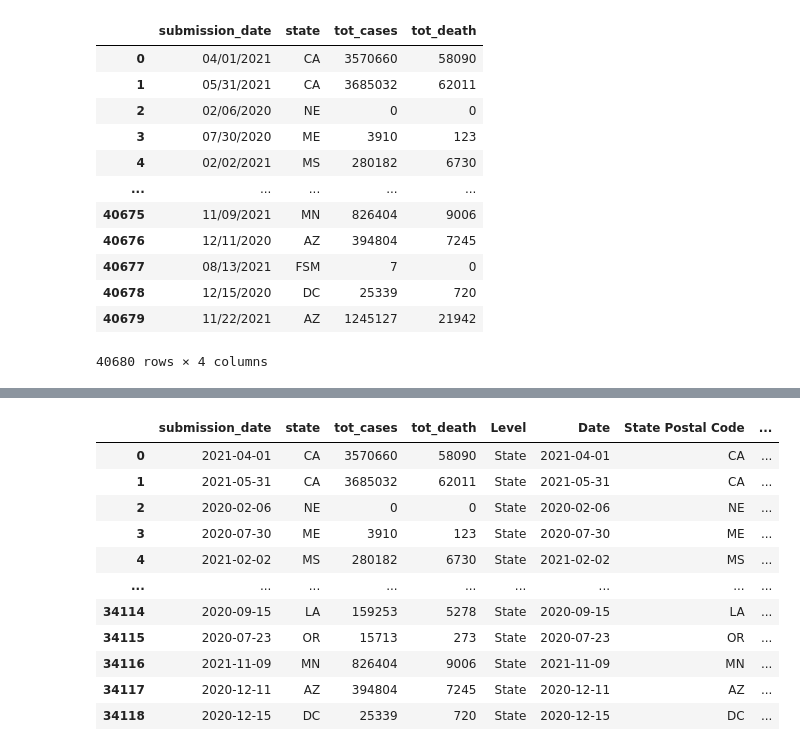
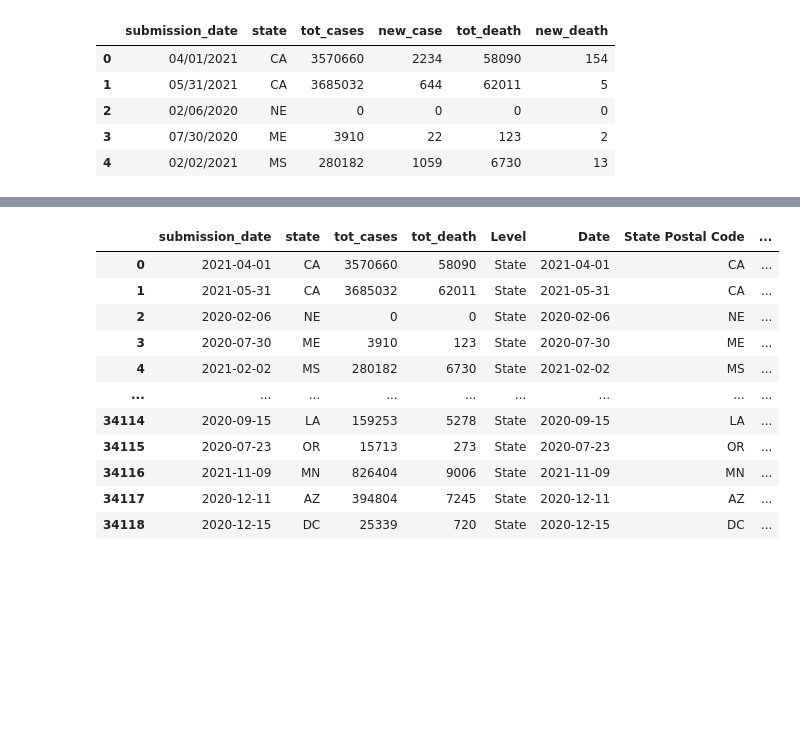
Before and after one commit to colinscampbell/project-1, a Jupyter notebook: data_exploration_cleanup.ipynb, the cells around one changed output, grey strips where cells are left out. Cells and saved outputs as stored; diff of their text form; code cells hidden in the pictures; blank space fills up the shorter version.

```diff
--- a/data_exploration_cleanup.ipynb
+++ b/data_exploration_cleanup.ipynb
@@ -28,22 +15,14 @@ cdc_covid_raw_data.head(10)
 # %%
 #Drop columns to reduce data volume and to keep relevant data
-cdc_covid_clean_data = cdc_covid_raw_data.drop(['conf_cases','prob_cases','new_case','pnew_case','conf_death','prob_death','new_death','pnew_death','created_at','consent_cases','consent_deaths'], axis=1)
+cdc_covid_clean_data = cdc_covid_raw_data.drop(['conf_cases','prob_cases','pnew_case','conf_death','prob_death','pnew_death','created_at','consent_cases','consent_deaths'], axis=1)
+cdc_covid_clean_data.head(5)
+# %% [output]
+|  | submission_date | state | tot_cases | new_case | tot_death | new_death |
+| 0 | 04/01/2021 | CA | 3570660 | 2234 | 58090 | 154 |
+| 1 | 05/31/2021 | CA | 3685032 | 644 | 62011 | 5 |
+| 2 | 02/06/2020 | NE | 0 | 0 | 0 | 0 |
+| 3 | 07/30/2020 | ME | 3910 | 22 | 123 | 2 |
+| 4 | 02/02/2021 | MS | 280182 | 1059 | 6730 | 13 |
-# %%
-cdc_covid_clean_data
-# %% [output]
-|  | submission_date | state | tot_cases | tot_death |
-| 0 | 04/01/2021 | CA | 3570660 | 58090 |
-| 1 | 05/31/2021 | CA | 3685032 | 62011 |
-| 2 | 02/06/2020 | NE | 0 | 0 |
-| 3 | 07/30/2020 | ME | 3910 | 123 |
-| 4 | 02/02/2021 | MS | 280182 | 6730 |
-| ... | ... | ... | ... | ... |
-| 40675 | 11/09/2021 | MN | 826404 | 9006 |
-| 40676 | 12/11/2020 | AZ | 394804 | 7245 |
-| 40677 | 08/13/2021 | FSM | 7 | 0 |
-| 40678 | 12/15/2020 | DC | 25339 | 720 |
-| 40679 | 11/22/2021 | AZ | 1245127 | 21942 |
-40680 rows × 4 columns
 # %%
 #changing date format to keep two dataframe in same date format
 cdc_covid_clean_data['submission_date'] = pd.to_datetime(cdc_covid_clean_data['submission_date'])
```
Also changed, not shown: parts of 6 cells of this notebook, 2 other files.
